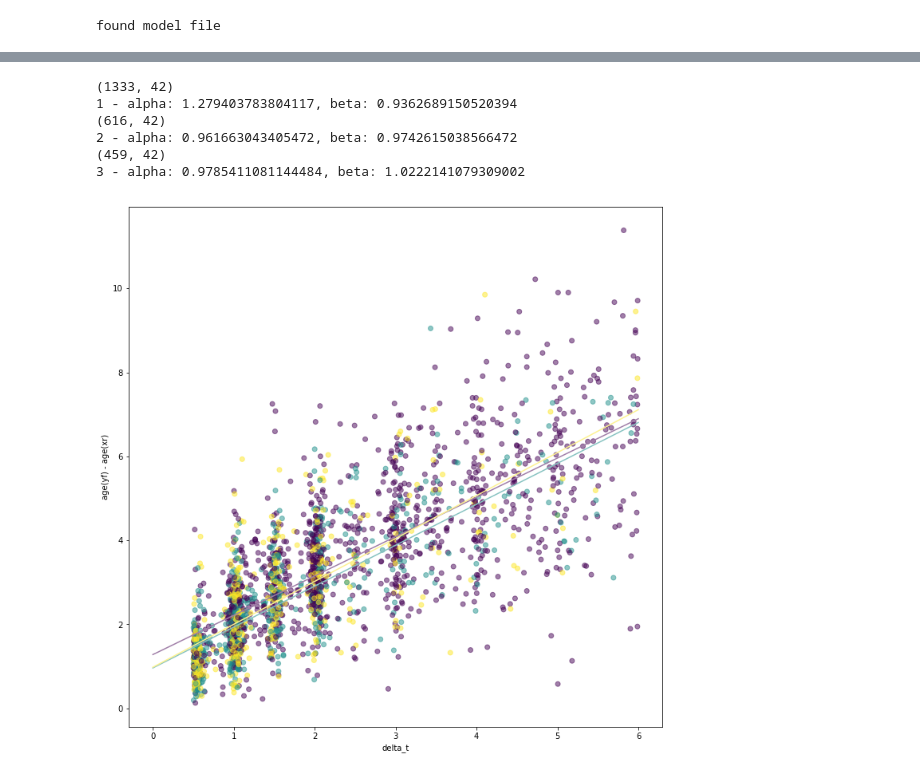
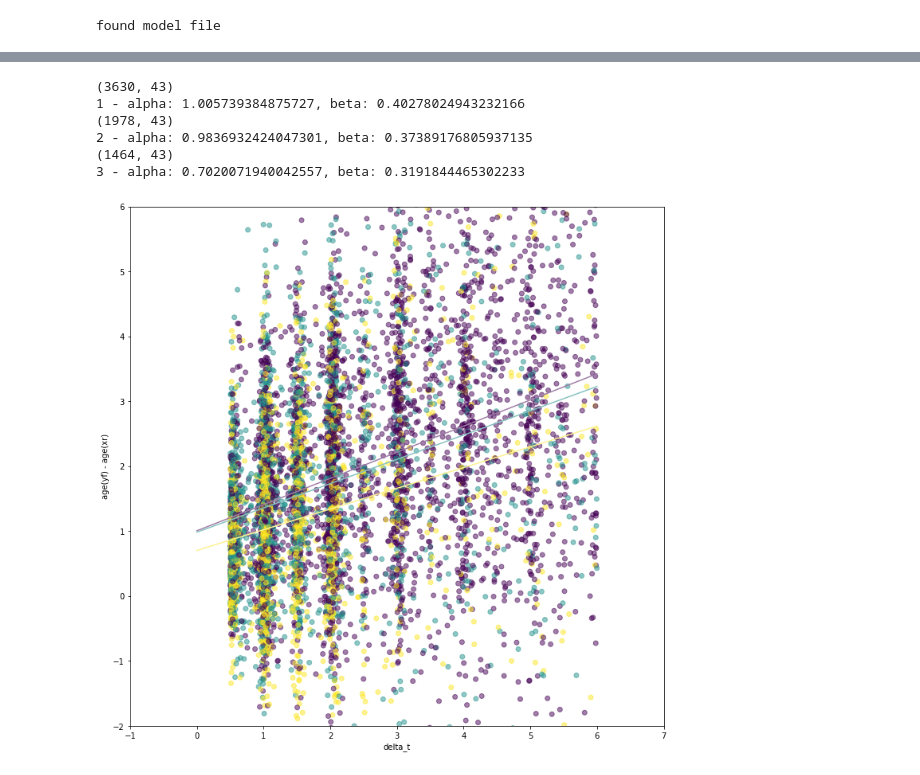
Before and after one commit to Untribium/agemorph, a Jupyter notebook: models/red_gan/src/age_prediction.ipynb, the cells around one changed output, grey strips where cells are left out. Cells and saved outputs as stored; diff of their text form; code cells hidden in the pictures.

```diff
--- a/models/red_gan/src/age_prediction.ipynb
+++ b/models/red_gan/src/age_prediction.ipynb
@@ -40,6 +48,6 @@ found 2 runs
 # %%
 # set run dir
-run_dir = run_dirs[1]
+run_dir = run_dirs[3]
 
 pre_dirs = glob.glob(os.path.join(glob.escape(run_dir), '*', '*'))
 pre_dirs = sorted(pre_dirs)
@@ -57,6 +65,6 @@ found 3 pre_dirs
 # %%
 # generator config, run_dir, etc...
-pre_dir = pre_dirs[0]
+pre_dir = pre_dirs[1]
 
 csv_path = os.path.join(pre_dir, 'meta.csv')
 csv = pd.read_csv(csv_path)
@@ -159,5 +166,5 @@ for i, reg_csv in enumerate(reg_csvs):
 # %%
-csv_path = reg_csvs[1]
+csv_path = reg_csvs[0]
 csv = pd.read_csv(csv_path)
 print(csv.shape)
 # %% [output]
@@ -229,37 +239,40 @@ plt.show()
 # %%
 x = csv.delta_t / 365
 y = csv.age_yf - csv.age_xr
 c = csv.pat_dx_1
 
 plt.figure(figsize=(12, 12))
 plt.scatter(x, y, c=c, alpha=0.5)
 plt.xlabel('delta_t')
 plt.ylabel('age(yf) - age(xr)')
 
 color_dx = ['#A07EA8', '#87C3C1', '#FDF291']
 x_lr = np.linspace(0, 6, 2)
 
 for dx in range(1, 4):
     csv_dx = csv[csv.pat_dx_1 == dx]
     print(csv_dx.shape)
     x = csv_dx.delta_t / 365
     y = csv_dx.age_yf - csv_dx.age_xr
 
     alpha, beta = linear_reg(x, y)
 
     print('{} - alpha: {}, beta: {}'.format(dx, alpha, beta))
 
     plt.plot(x_lr, alpha + beta * x_lr, color_dx[dx-1])
 
+plt.xlim(-1, 7)
+plt.ylim(-2, 6)
+
 plt.show()
 # %% [output]
-(1333, 42)
-1 - alpha: 1.279403783804117, beta: 0.9362689150520394
-(616, 42)
-2 - alpha: 0.961663043405472, beta: 0.9742615038566472
-(459, 42)
-3 - alpha: 0.9785411081144484, beta: 1.0222141079309002
+(3630, 43)
+1 - alpha: 1.005739384875727, beta: 0.40278024943232166
+(1978, 43)
+2 - alpha: 0.9836932424047301, beta: 0.37389176805937135
+(1464, 43)
+3 - alpha: 0.7020071940042557, beta: 0.3191844465302233
-[figure, old version]
+[figure, new version]
 # %%
 x = csv.age_yr - csv.age_xr
 y = csv.age_yf - csv.age_xr
```
Also changed, not shown: parts of 12 cells of this notebook, 7 other files.
